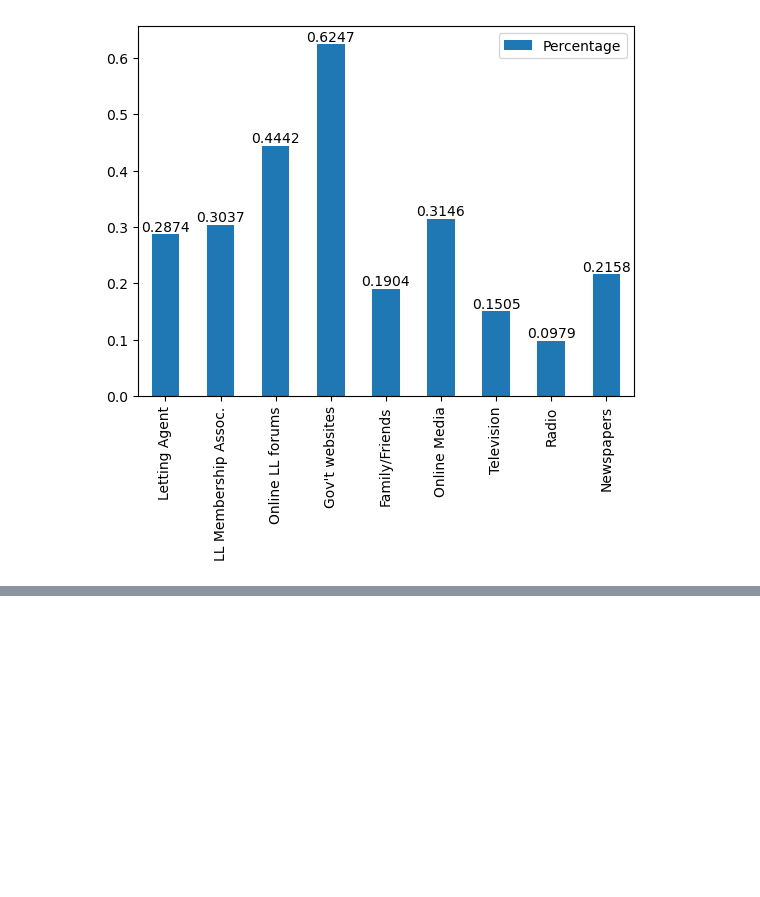
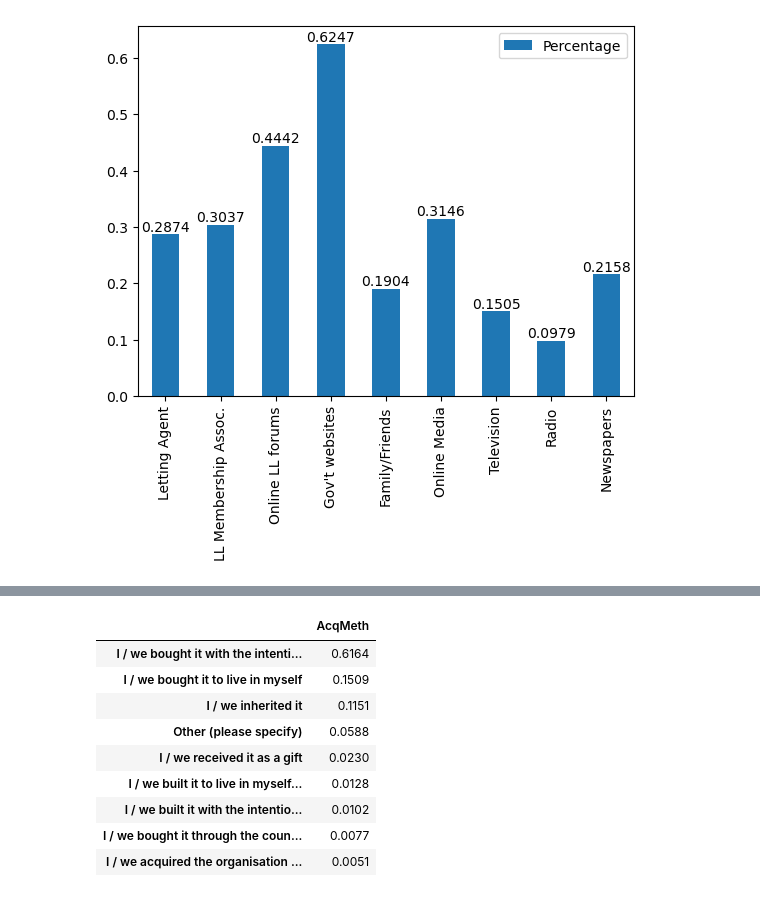
Before and after one commit to sam-hatley/landlord-data, a Jupyter notebook: exploration.ipynb, the cells around one changed output, grey strips where cells are left out. Saved outputs shown, nothing was run; the diff lists cells and outputs as text; code cells hidden in the pictures; blank space fills up the shorter version.

```diff
--- a/exploration.ipynb
+++ b/exploration.ipynb
@@ -736,0 +761,14 @@ ax.bar_label(ax.containers[0])
+# %%
+tgt_nodebt = tgt_mkt[tgt_mkt["Lntyp4"]=='Yes']
+get_stats(tgt_nodebt, "AcqMeth")
+# %% [output]
+|  | AcqMeth |
+| I / we bought it with the intenti... | 0.6164 |
+| I / we bought it to live in myself | 0.1509 |
+| I / we inherited it | 0.1151 |
+| Other (please specify) | 0.0588 |
+| I / we received it as a gift | 0.0230 |
+| I / we built it to live in myself... | 0.0128 |
+| I / we built it with the intentio... | 0.0102 |
+| I / we bought it through the coun... | 0.0077 |
+| I / we acquired the organisation ... | 0.0051 |
```
Also changed, not shown: parts of 5 cells of this notebook, 1 other file.
